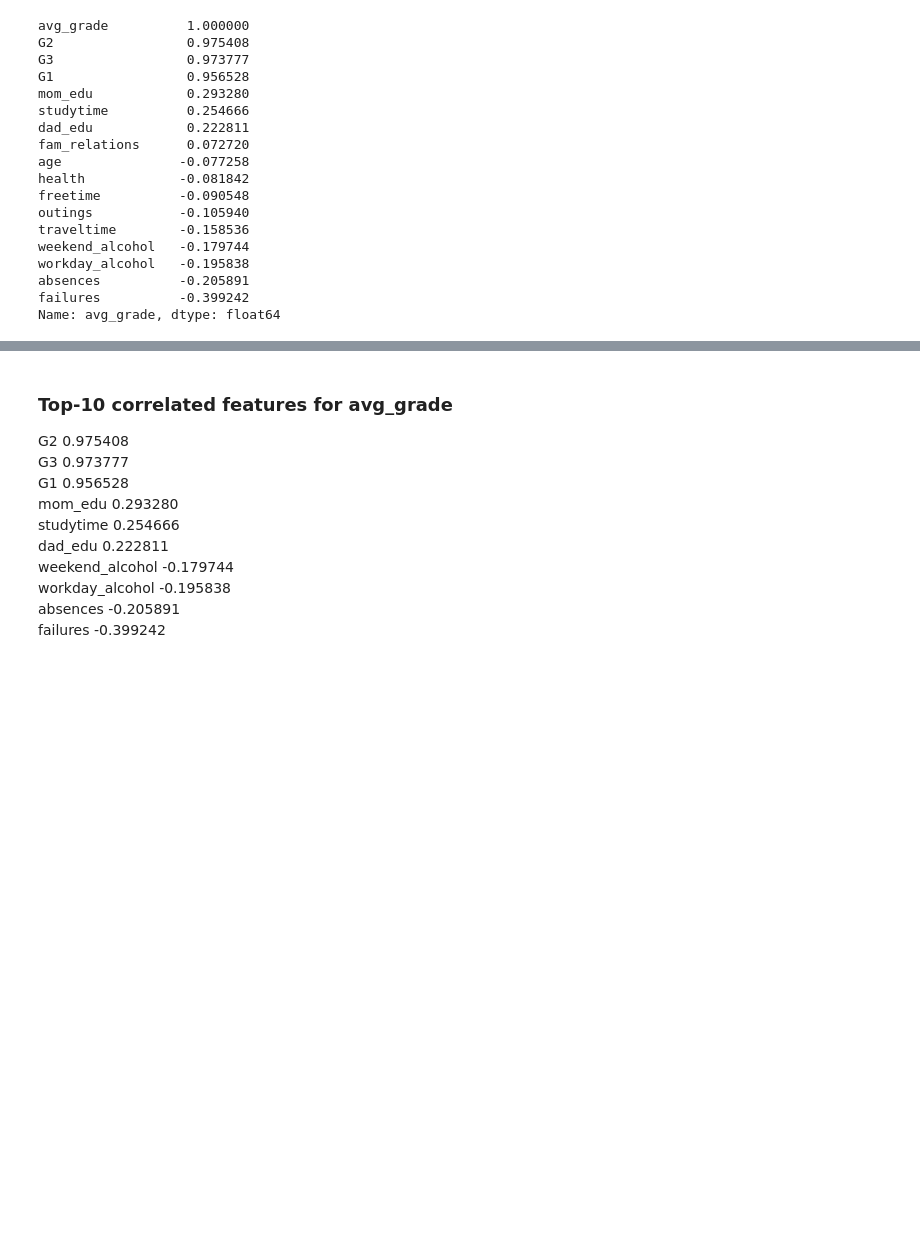
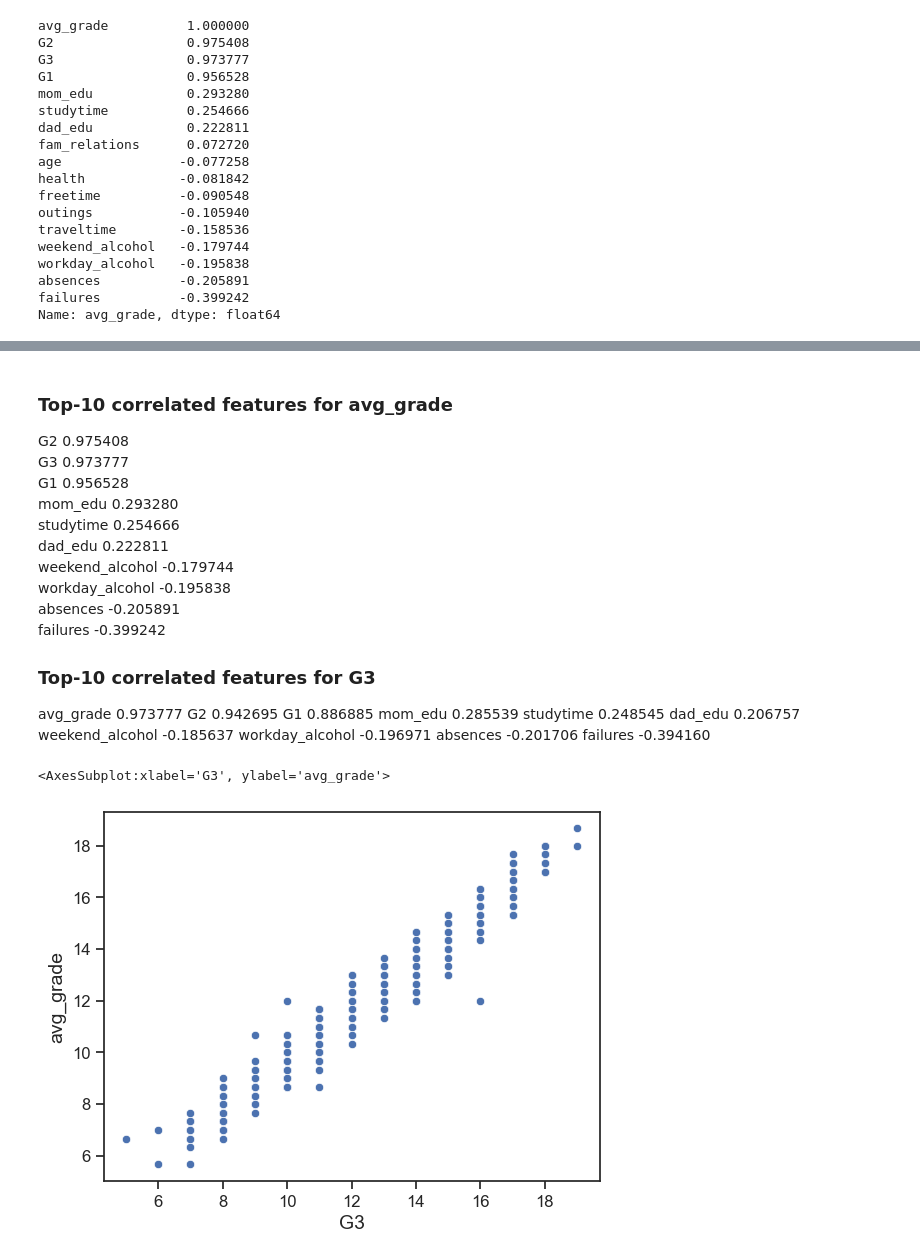
Before and after one commit to sk2003hw/Data-Mining-and-Machine-Learning-Portfolio, a Jupyter notebook: Lab 2.ipynb, the cells around one changed output, grey strips where cells are left out. Cells and saved outputs as stored; diff of their text form; code cells hidden in the pictures; blank space fills up the shorter version.

Commit message:
Scatter matrix

```diff
--- a/Lab 2.ipynb
+++ b/Lab 2.ipynb
@@ -669,3 +670,22 @@ weekend_alcohol   -0.179744
 workday_alcohol   -0.195838
 absences          -0.205891
 failures          -0.399242
+
+
+### Top-10 correlated features for G3
+avg_grade          0.973777
+G2                 0.942695
+G1                 0.886885
+mom_edu            0.285539
+studytime          0.248545
+dad_edu            0.206757
+weekend_alcohol   -0.185637
+workday_alcohol   -0.196971
+absences          -0.201706
+failures          -0.394160
+# %%
+#figsize=(5,5)
+sns.scatterplot(x='G3', y='avg_grade', data=data4)
+# %% [output]
+<AxesSubplot:xlabel='G3', ylabel='avg_grade'>
+[figure, added]
```
Also changed, not shown: parts of 16 cells of this notebook, 1 other file.
